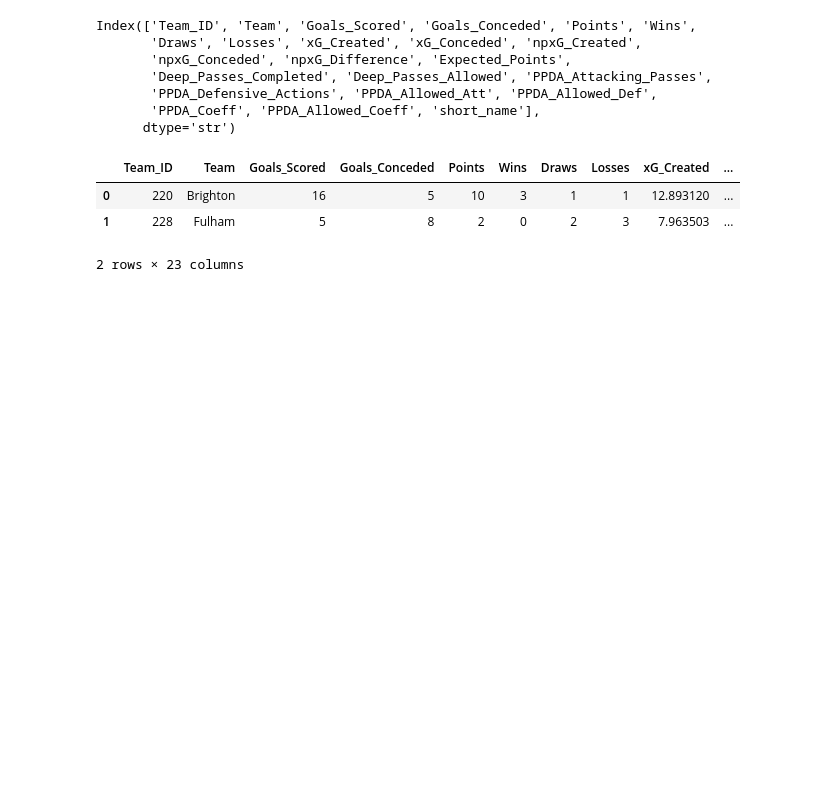
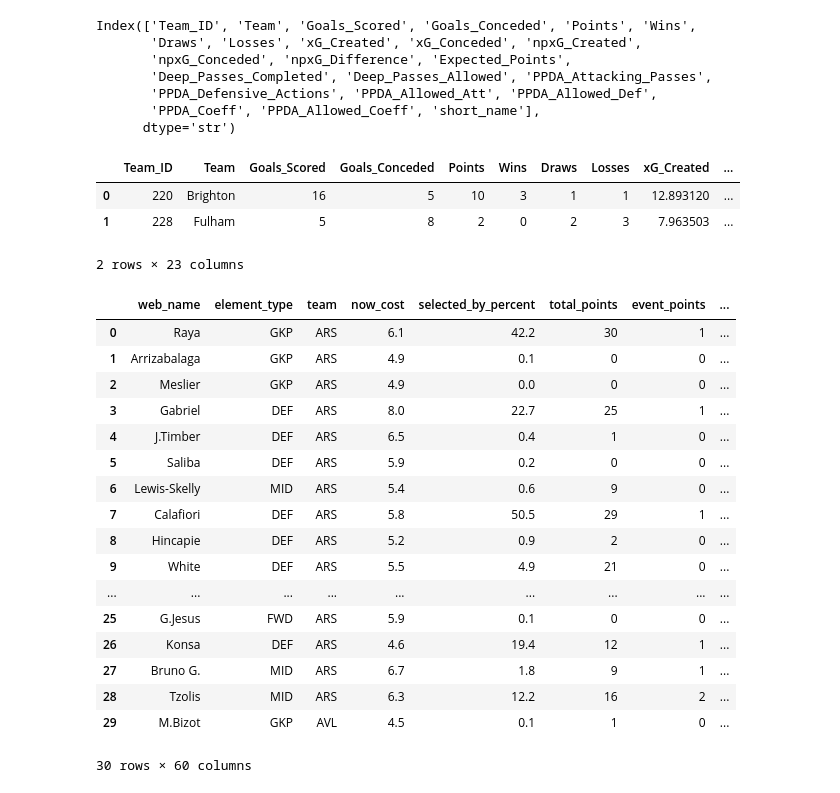
Before and after one commit to jishnuvb2/fplDataAnalysis, a Jupyter notebook: test_jupyter.ipynb, the cells around one changed output. Saved outputs shown, nothing was run; the diff lists cells and outputs as text; code cells hidden in the pictures; blank space fills up the shorter version.

```diff
--- a/test_jupyter.ipynb
+++ b/test_jupyter.ipynb
@@ -238,3 +241,26 @@ def clean_data():
     player_df.drop(columns=['short_name'], inplace=True)
 
     return player_df, team_df
+# %%
+p, t = clean_data()
+# %%
+p.head(30)
+# %% [output]
+|  | web_name | element_type | team | now_cost | selected_by_percent | total_points | event_points | ... |
+| 0 | Raya | GKP | ARS | 6.1 | 42.2 | 30 | 1 | ... |
+| 1 | Arrizabalaga | GKP | ARS | 4.9 | 0.1 | 0 | 0 | ... |
+| 2 | Meslier | GKP | ARS | 4.9 | 0.0 | 0 | 0 | ... |
+| 3 | Gabriel | DEF | ARS | 8.0 | 22.7 | 25 | 1 | ... |
+| 4 | J.Timber | DEF | ARS | 6.5 | 0.4 | 1 | 0 | ... |
+| 5 | Saliba | DEF | ARS | 5.9 | 0.2 | 0 | 0 | ... |
+| 6 | Lewis-Skelly | MID | ARS | 5.4 | 0.6 | 9 | 0 | ... |
+| 7 | Calafiori | DEF | ARS | 5.8 | 50.5 | 29 | 1 | ... |
+| 8 | Hincapie | DEF | ARS | 5.2 | 0.9 | 2 | 0 | ... |
+| 9 | White | DEF | ARS | 5.5 | 4.9 | 21 | 0 | ... |
+| ... | ... | ... | ... | ... | ... | ... | ... | ... |
+| 25 | G.Jesus | FWD | ARS | 5.9 | 0.1 | 0 | 0 | ... |
+| 26 | Konsa | DEF | ARS | 4.6 | 19.4 | 12 | 1 | ... |
+| 27 | Bruno G. | MID | ARS | 6.7 | 1.8 | 9 | 1 | ... |
+| 28 | Tzolis | MID | ARS | 6.3 | 12.2 | 16 | 2 | ... |
+| 29 | M.Bizot | GKP | AVL | 4.5 | 0.1 | 1 | 0 | ... |
+30 rows × 60 columns
```
Also changed, not shown: parts of 2 cells of this notebook, 1 other file.
